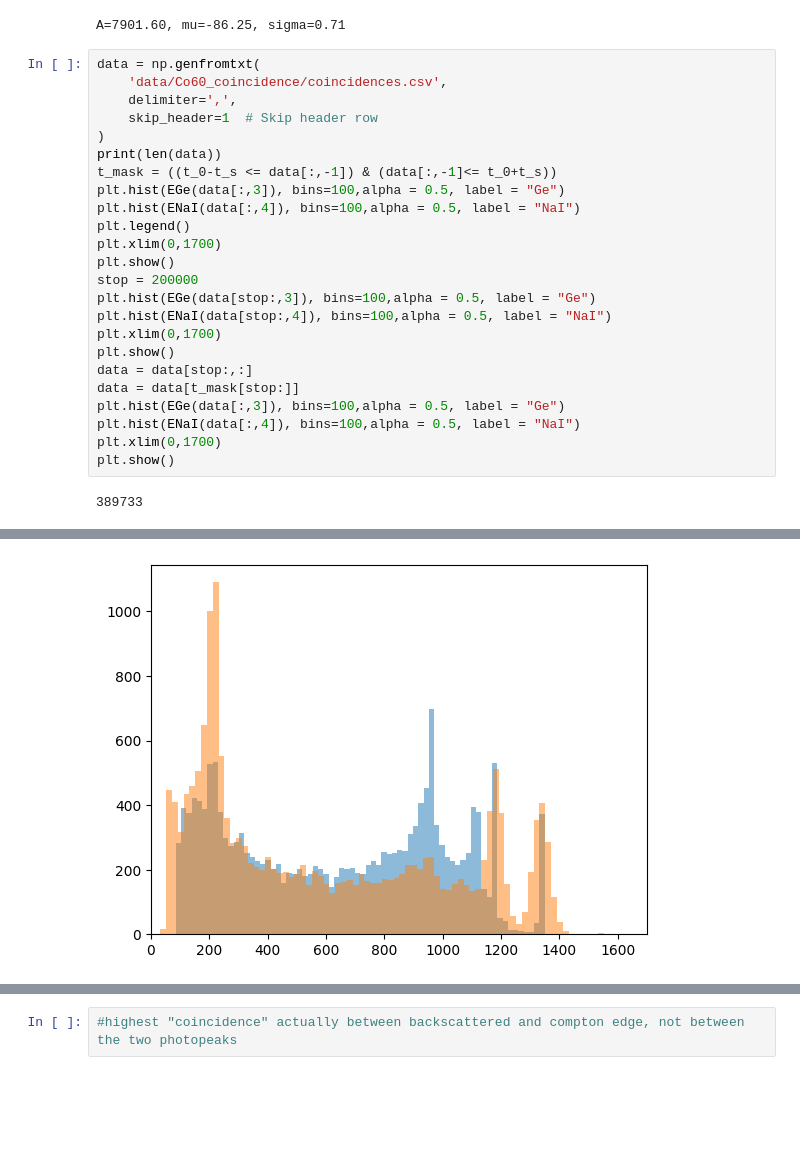
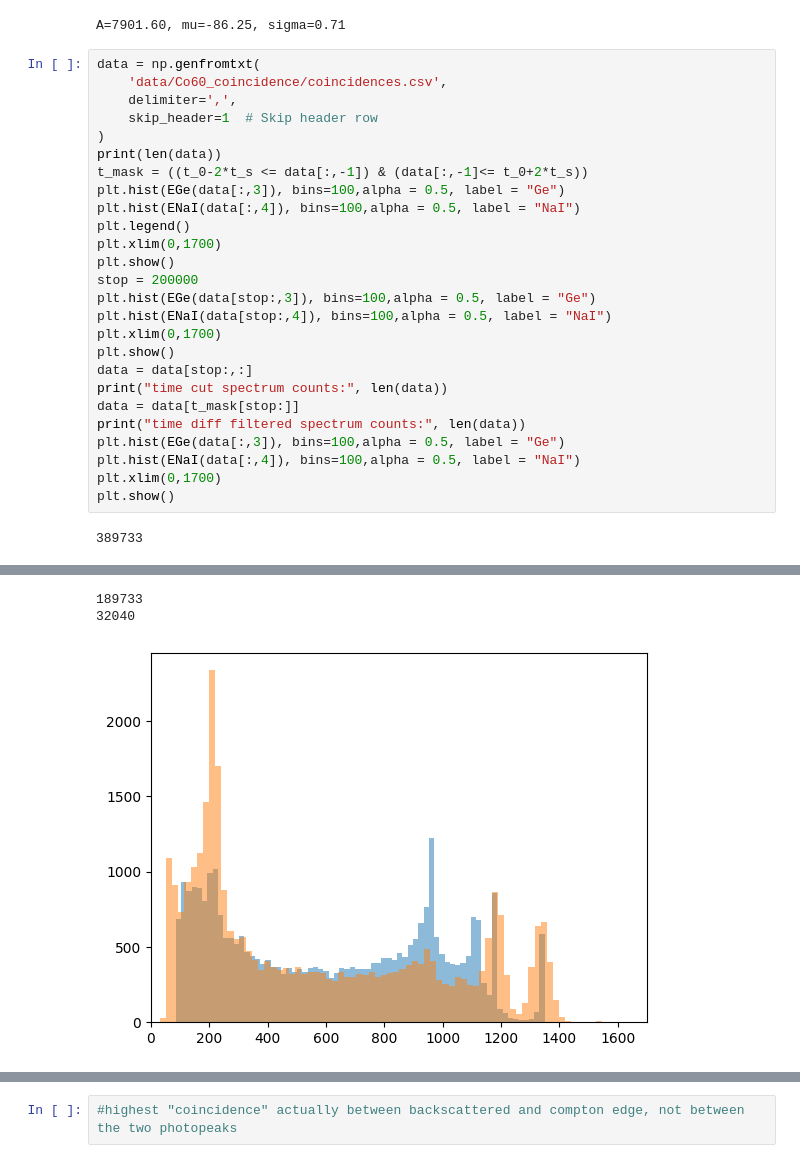
Before and after one commit to thexwon/P4, a Jupyter notebook: Gamma Coincidence Spectroscopy/gamma_code.ipynb, the cells around one changed output, grey strips where cells are left out. Saved outputs shown, nothing was run; the diff lists cells and outputs as text; blank space fills up the shorter version.

```diff
--- a/Gamma Coincidence Spectroscopy/gamma_code.ipynb
+++ b/Gamma Coincidence Spectroscopy/gamma_code.ipynb
@@ -492,32 +492,36 @@ A=7901.60, mu=-86.25, sigma=0.71
 # %%
 data = np.genfromtxt(
     'data/Co60_coincidence/coincidences.csv',
     delimiter=',',
     skip_header=1  # Skip header row
 )
 print(len(data))
-t_mask = ((t_0-t_s <= data[:,-1]) & (data[:,-1]<= t_0+t_s))
+t_mask = ((t_0-2*t_s <= data[:,-1]) & (data[:,-1]<= t_0+2*t_s))
 plt.hist(EGe(data[:,3]), bins=100,alpha = 0.5, label = "Ge")
 plt.hist(ENaI(data[:,4]), bins=100,alpha = 0.5, label = "NaI")
 plt.legend()
 plt.xlim(0,1700)
 plt.show()
 stop = 200000
 plt.hist(EGe(data[stop:,3]), bins=100,alpha = 0.5, label = "Ge")
 plt.hist(ENaI(data[stop:,4]), bins=100,alpha = 0.5, label = "NaI")
 plt.xlim(0,1700)
 plt.show()
 data = data[stop:,:]
+print("time cut spectrum counts:", len(data))
 data = data[t_mask[stop:]]
+print("time diff filtered spectrum counts:", len(data))
 plt.hist(EGe(data[:,3]), bins=100,alpha = 0.5, label = "Ge")
 plt.hist(ENaI(data[:,4]), bins=100,alpha = 0.5, label = "NaI")
 plt.xlim(0,1700)
 plt.show()
 # %% [output]
 389733
 [figure]
 [figure]
+189733
+32040
-[figure, old version]
+[figure, new version]
 # %%
 import seaborn as sns
 
```
Also changed, not shown: parts of 2 cells of this notebook, 1 other file.
